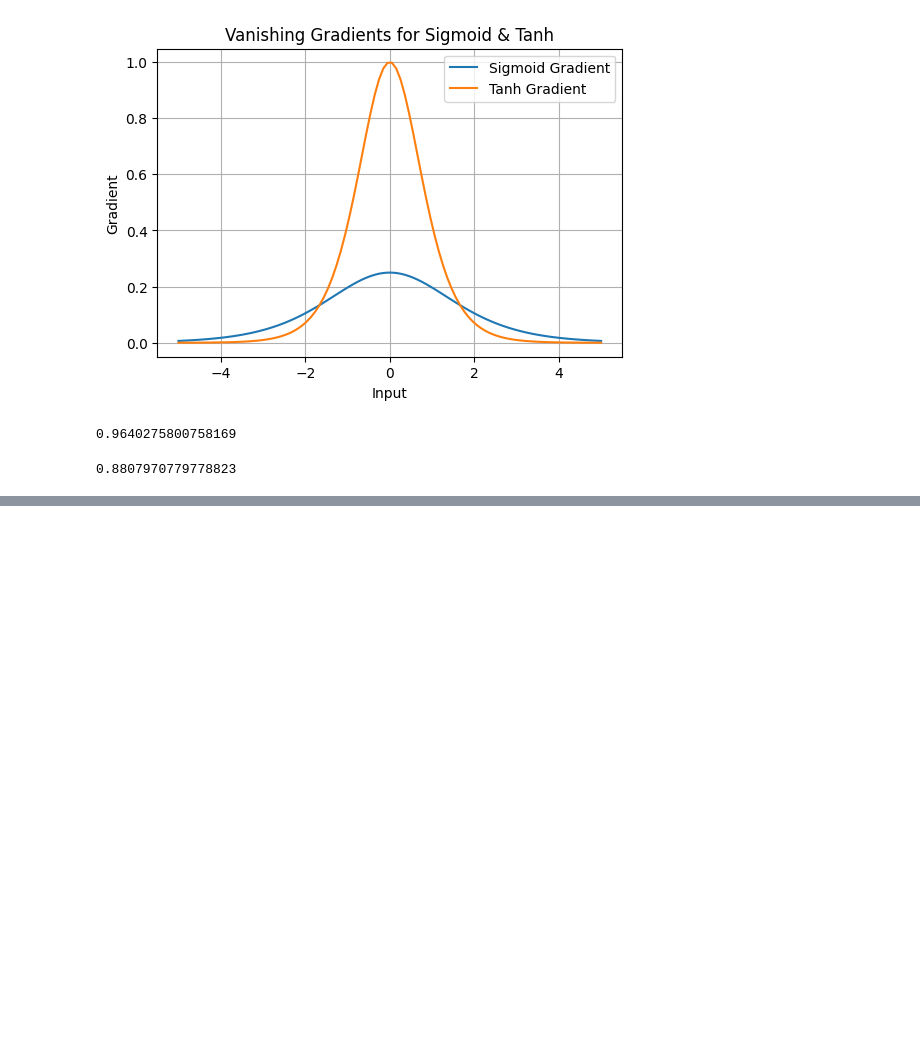
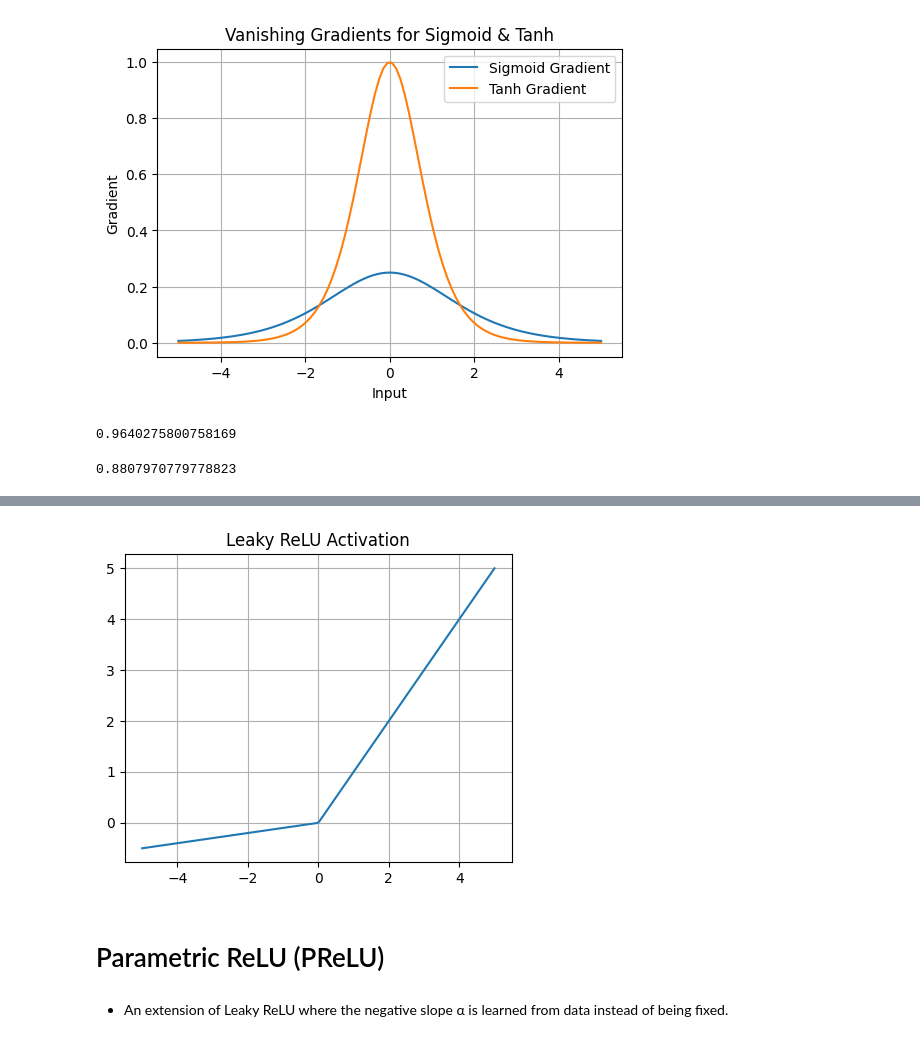
Before and after one commit to PavanPk1/MyPractice_Colab_notebooks, a Jupyter notebook: Deep Learning/ActivationFunction.ipynb, the cells around one changed output, grey strips where cells are left out. Saved outputs shown, nothing was run; the diff lists cells and outputs as text; code cells hidden in the pictures; blank space fills up the shorter version.

```diff
--- a/Deep Learning/ActivationFunction.ipynb
+++ b/Deep Learning/ActivationFunction.ipynb
@@ -181,0 +216,14 @@ print(sigmoid(2))
+# %%
+def leaky_relu(x, alpha=0.01):
+  return np.where(x > 0, x, alpha * x)
+# %%
+plot_activation(lambda x: leaky_relu(x, alpha=0.1), "Leaky ReLU")
+# sklearn MLPClassifier doesn't support leaky relu directly
+# We'll skip model training here or handle via custom implementation
+results['Leaky ReLU'] = None  # placeholder
+# %% [output]
+[figure, added]
+# %% [markdown]
+# Parametric ReLU (PReLU)
+# %% [markdown]
+- An extension of Leaky ReLU where the negative slope α is learned from data instead of being fixed.
```
Also changed, not shown: parts of 17 cells of this notebook.
